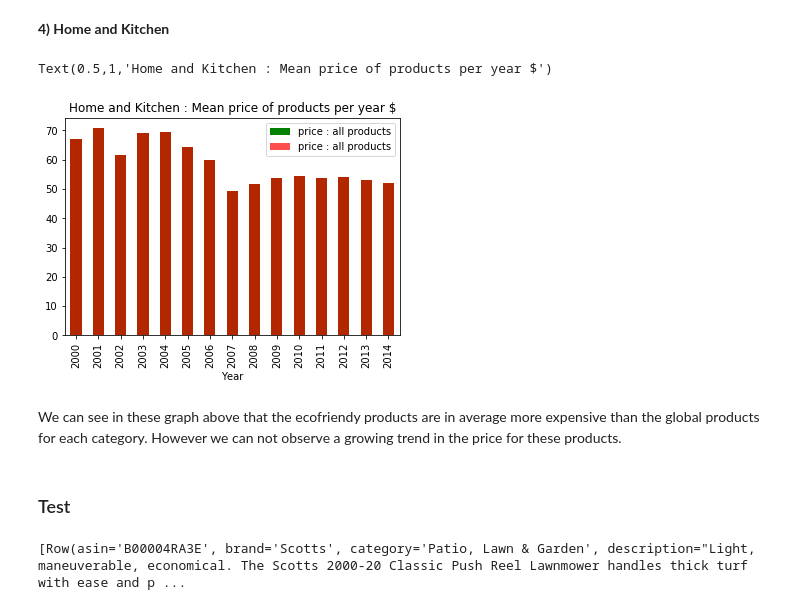
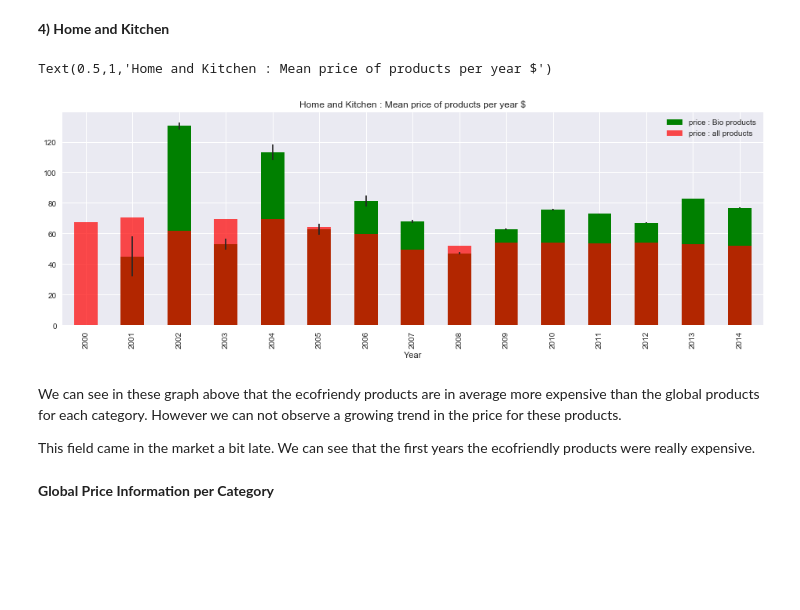
Before and after one commit to MaxencePPierre/ada-project, a Jupyter notebook: project_general.ipynb, the cells around one changed output. Saved outputs shown, nothing was run; the diff lists cells and outputs as text; code cells hidden in the pictures; blank space fills up the shorter version.

```diff
--- a/project_general.ipynb
+++ b/project_general.ipynb
@@ -732,5 +771,7 @@ garden_year_join_pd = garden_year_join_pd.sort_index()
 # %%
-ax = garden_year_join_pd.plot(kind='bar', color='green')
+fig, axes = plt.subplots(1,1); fig.set_size_inches(16,5)
+
+ax = garden_year_join_pd_mean.plot(kind='bar', color='green', ax = axes, yerr=garden_year_join_pd_error['price'])
 garden_all_year_join_pd.plot(kind='bar', ax = ax, alpha=0.7, color='red')
 plt.title('Patio Lawn - Garden : Mean price of products per year $')
 # %% [output]
@@ -749,9 +790,14 @@ home_year_join_pd = home_year_join_pd[np.isfinite(home_year_join_pd['price'])]
 
 home_year_join_pd = home_year_join_pd[['price', 'Year']]
 
-home_year_join_pd = home_year_join_pd.groupby(['Year']).mean()
+home_year_join_pd_mean = home_year_join_pd.groupby(['Year']).mean()
+home_year_join_pd_nb_products,_ = np.histogram(home_year_join_pd['Year'], bins=len(home_year_join_pd_mean))
 
-home_year_join_pd.columns = ['price : Bio products']
+home_year_join_pd_mean.columns = ['price : Bio products']
+
+home_year_join_pd_error = home_year_join_pd.groupby(['Year']).std()
+for i in range(len(home_year_join_pd_error)):
+    home_year_join_pd_error.iloc[i] = home_year_join_pd_error.iloc[i]/home_year_join_pd_nb_products[i]
 # %%
 # Mean of price per year of all products from Patio lawn and Garden
 home_all_year_join = home_datacleaned.join(homeall_firstrev, ['asin'])
@@ -765,22 +811,21 @@ home_all_year_join_pd = home_all_year_join_pd[['price', 'Year']]
 home_all_year_join_pd = home_all_year_join_pd.groupby(['Year']).mean()
 
 home_all_year_join_pd.columns =['price : all products']
-# %%
-#home_all_year_join_pd.loc[1998] = 0
-#home_all_year_join_pd.loc[1999] = 0
-home_all_year_join_pd = home_all_year_join_pd.sort_index()
+# %%
+home_year_join_pd_mean.loc[2000] = 0
+home_year_join_pd_mean = home_year_join_pd_mean.sort_index()
 # %%
-ax = home_all_year_join_pd.plot(kind='bar', color='green')
-home_all_year_join_pd.plot(kind='bar', ax = ax, alpha=0.7, color='red')
+fig, axes = plt.subplots(1,1); fig.set_size_inches(16,5)
+
+ax = home_year_join_pd_mean.plot(kind='bar', color='green', ax = axes, yerr=home_year_join_pd_error['price'])
+home_all_year_join_pd.plot(kind='bar' , ax = ax,alpha=0.7, color='red')
 plt.title('Home and Kitchen : Mean price of products per year $')
 # %% [output]
 Text(0.5,1,'Home and Kitchen : Mean price of products per year $')
-[figure, old version]
+[figure, new version]
 # %% [markdown]
 We can see in these graph above that the ecofriendy products are in average more expensive than the global products for each category. However we can not observe a growing trend in the price for these products.
+
+This field came in the market a bit late. We can see that the first years the ecofriendly products were really expensive.
-# %% [markdown]
-### Test
-# %%
-patiolawn_garden_review_product_join.take(1)
-# %% [output]
-[Row(asin='B00004RA3E', brand='Scotts', category='Patio, Lawn & Garden', description="Light, maneuverable, economical. The Scotts 2000-20 Classic Push Reel Lawnmower handles thick turf with ease and p ...
+# %% [markdown]
+__Global Price Information per Category__
```
Also changed, not shown: parts of 75 cells of this notebook.
